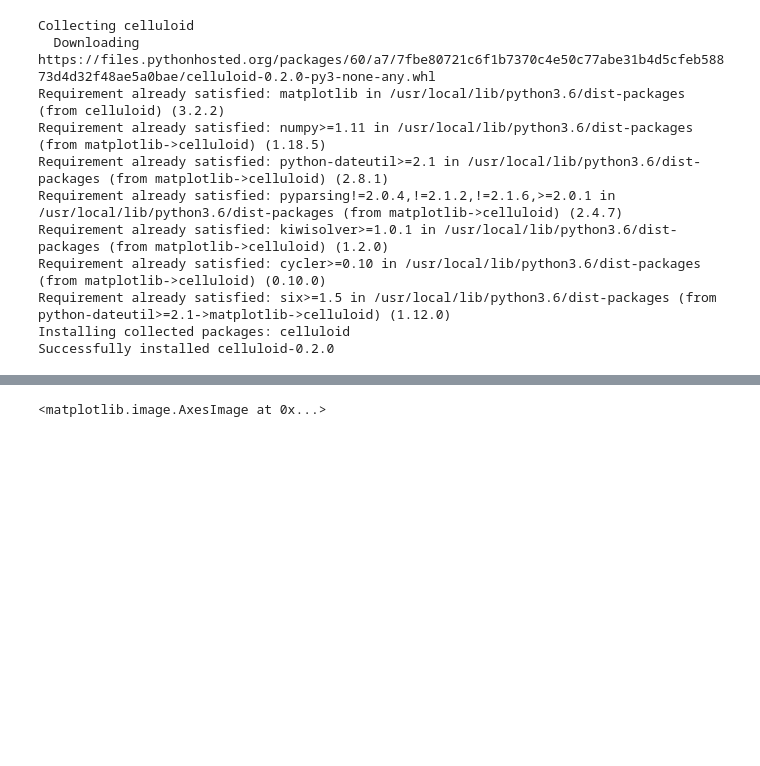
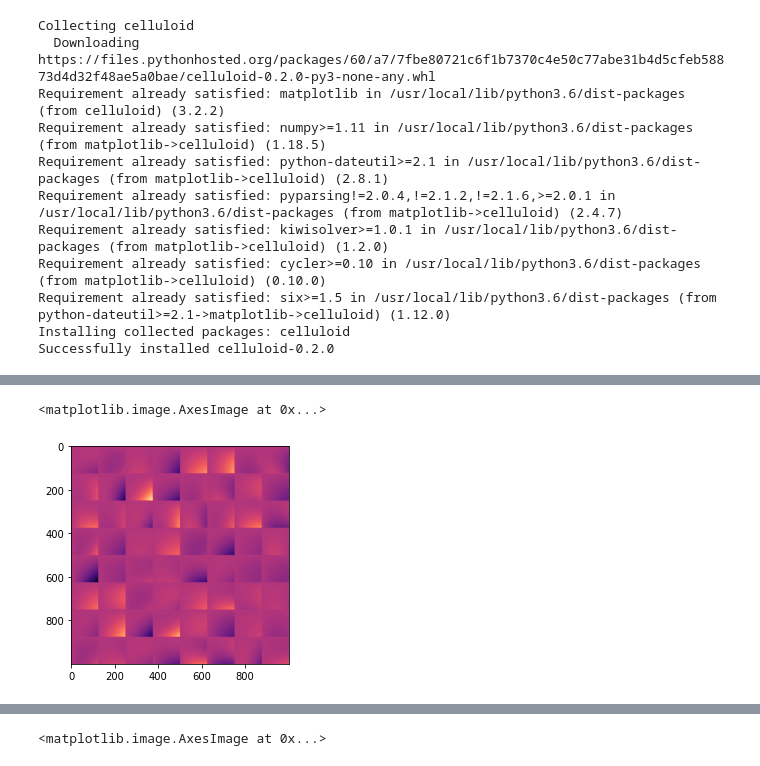
Before and after one commit to Wolframettes/Noise, a Jupyter notebook: Perlin.ipynb, the cells around one changed output, grey strips where cells are left out. Drawn from its saved outputs; the diff is of its cells as text; code cells hidden in the pictures; blank space fills up the shorter version.

```diff
--- a/Perlin.ipynb
+++ b/Perlin.ipynb
@@ -47,0 +177,5 @@ def lerp(a0, a1, w):
+# %%
+plt.imshow(perlinimage, cmap ='magma' )
+# %% [output]
+<matplotlib.image.AxesImage at 0x...>
+[figure, added]
```
Also changed, not shown: parts of 21 cells of this notebook.
